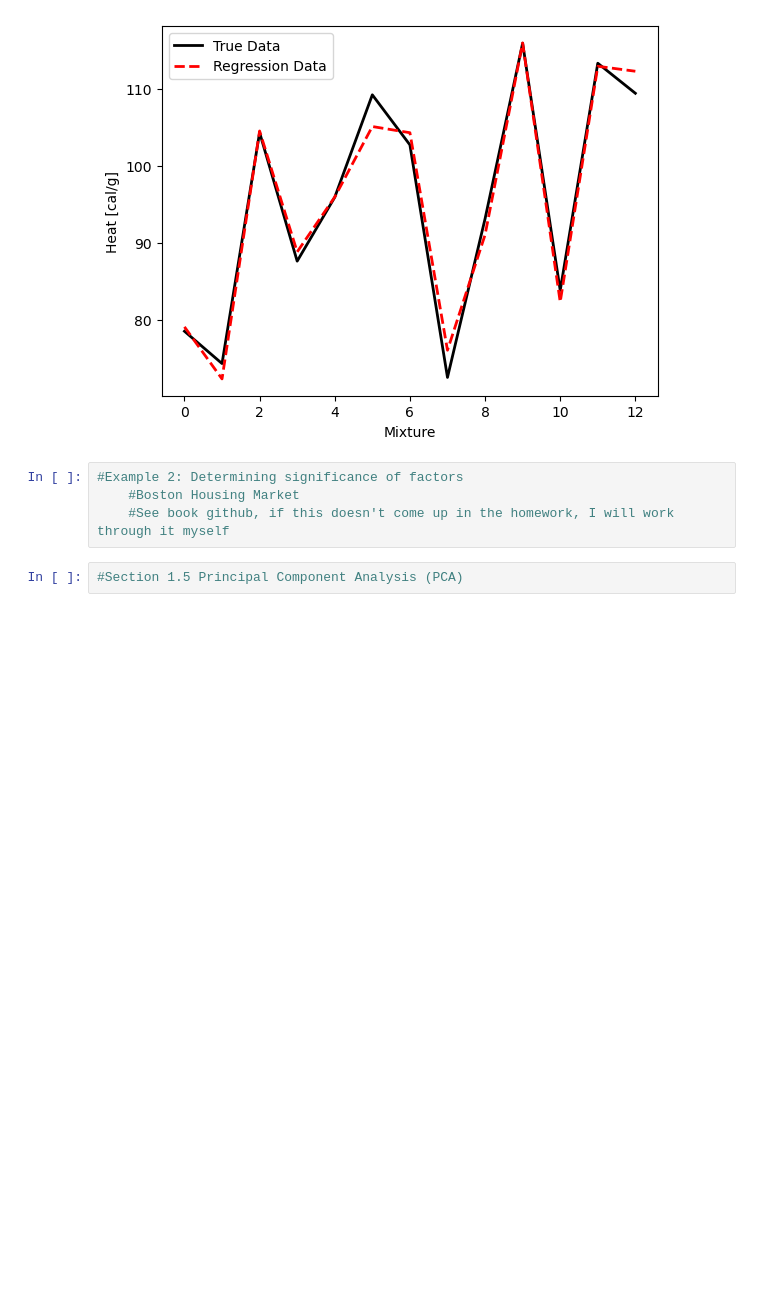
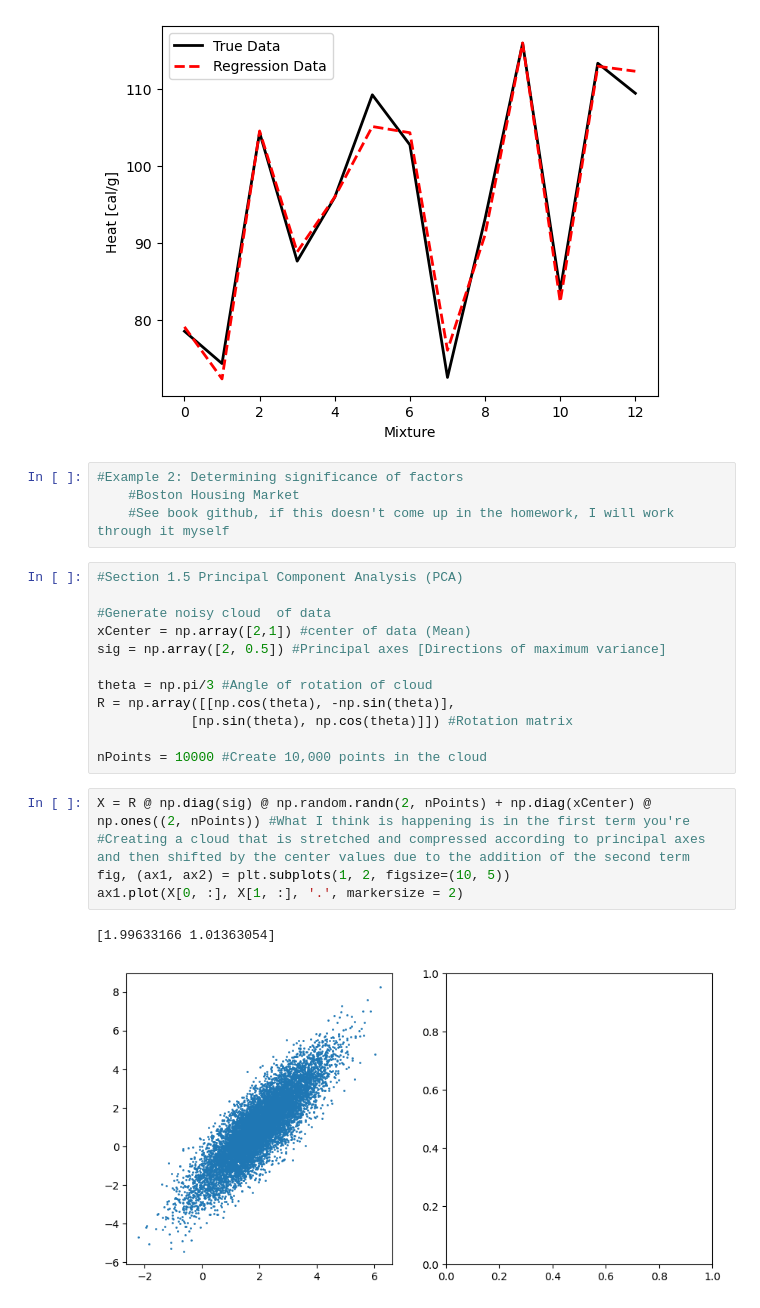
Before and after one commit to sa8692/Machine_Learning_Book_Exercises, a Jupyter notebook: Chapter_1.ipynb, the cells around one changed output. Drawn from its saved outputs; the diff is of its cells as text; blank space fills up the shorter version.

```diff
--- a/Chapter_1.ipynb
+++ b/Chapter_1.ipynb
@@ -171,3 +171,21 @@ plt.legend()
     #See book github, if this doesn't come up in the homework, I will work through it myself
 # %%
 #Section 1.5 Principal Component Analysis (PCA)
+
+#Generate noisy cloud  of data
+xCenter = np.array([2,1]) #center of data (Mean)
+sig = np.array([2, 0.5]) #Principal axes [Directions of maximum variance]
+
+theta = np.pi/3 #Angle of rotation of cloud
+R = np.array([[np.cos(theta), -np.sin(theta)],
+            [np.sin(theta), np.cos(theta)]]) #Rotation matrix
+
+nPoints = 10000 #Create 10,000 points in the cloud
+# %%
+X = R @ np.diag(sig) @ np.random.randn(2, nPoints) + np.diag(xCenter) @ np.ones((2, nPoints)) #What I think is happening is in the first term you're
+#Creating a cloud that is stretched and compressed according to principal axes and then shifted by the center values due to the addition of the second term
+fig, (ax1, ax2) = plt.subplots(1, 2, figsize=(10, 5))
+ax1.plot(X[0, :], X[1, :], '.', markersize = 2)
+# %% [output]
+[1.99633166 1.01363054]
+[figure, added]
```
Also changed, not shown: parts of 7 cells of this notebook.
